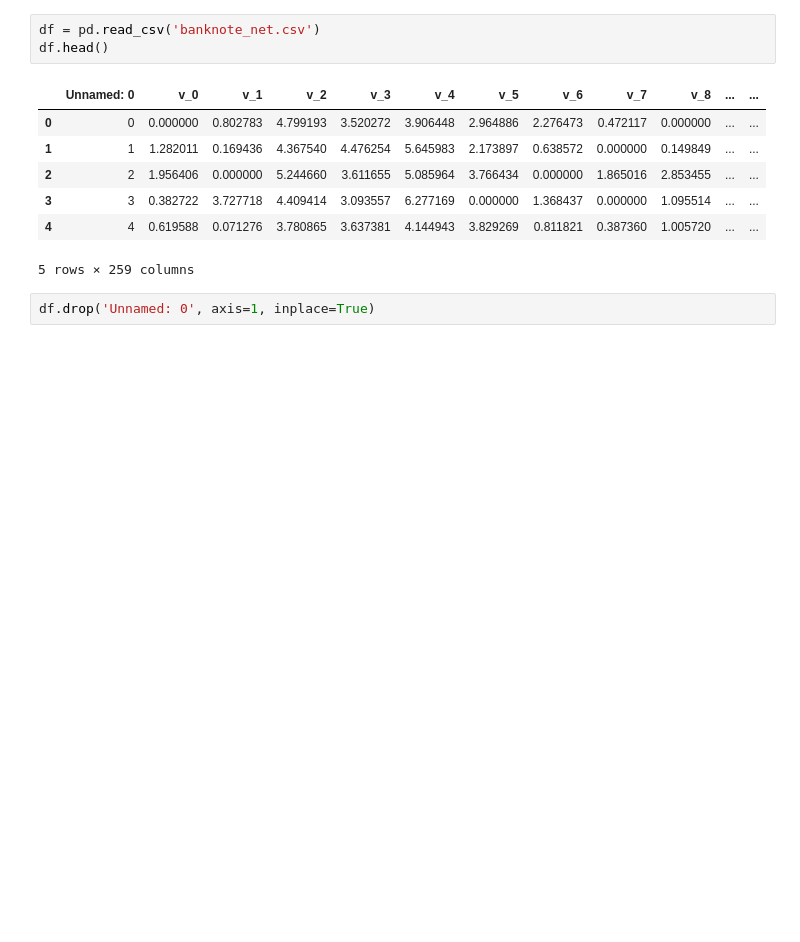
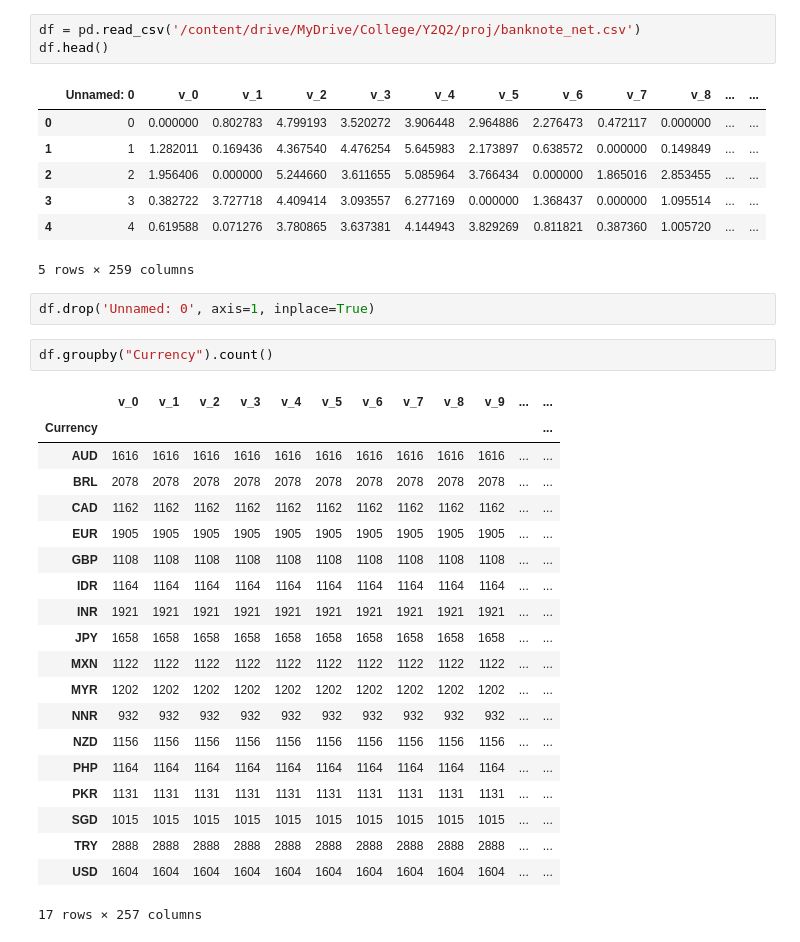
Before and after one commit to anthnoyc/money-classification, a Jupyter notebook: money.ipynb, the cells around one changed output. Saved outputs shown, nothing was run; the diff lists cells and outputs as text; blank space fills up the shorter version.

```diff
--- a/money.ipynb
+++ b/money.ipynb
@@ -3,7 +7,7 @@ import pandas as pd
 import matplotlib.pyplot as plt
 import numpy as np
 # %%
-df = pd.read_csv('banknote_net.csv')
+df = pd.read_csv('/content/drive/MyDrive/College/Y2Q2/proj/banknote_net.csv')
 df.head()
 # %% [output]
 |  | Unnamed: 0 | v_0 | v_1 | v_2 | v_3 | v_4 | v_5 | v_6 | v_7 | v_8 | ... | ... |
@@ -15,3 +19,26 @@ df.head()
 5 rows × 259 columns
 # %%
 df.drop('Unnamed: 0', axis=1, inplace=True)
+# %%
+df.groupby("Currency").count()
+# %% [output]
+|  | v_0 | v_1 | v_2 | v_3 | v_4 | v_5 | v_6 | v_7 | v_8 | v_9 | ... | ... |
+| Currency |  |  |  |  |  |  |  |  |  |  |  | ... |
+| AUD | 1616 | 1616 | 1616 | 1616 | 1616 | 1616 | 1616 | 1616 | 1616 | 1616 | ... | ... |
+| BRL | 2078 | 2078 | 2078 | 2078 | 2078 | 2078 | 2078 | 2078 | 2078 | 2078 | ... | ... |
+| CAD | 1162 | 1162 | 1162 | 1162 | 1162 | 1162 | 1162 | 1162 | 1162 | 1162 | ... | ... |
+| EUR | 1905 | 1905 | 1905 | 1905 | 1905 | 1905 | 1905 | 1905 | 1905 | 1905 | ... | ... |
+| GBP | 1108 | 1108 | 1108 | 1108 | 1108 | 1108 | 1108 | 1108 | 1108 | 1108 | ... | ... |
+| IDR | 1164 | 1164 | 1164 | 1164 | 1164 | 1164 | 1164 | 1164 | 1164 | 1164 | ... | ... |
+| INR | 1921 | 1921 | 1921 | 1921 | 1921 | 1921 | 1921 | 1921 | 1921 | 1921 | ... | ... |
+| JPY | 1658 | 1658 | 1658 | 1658 | 1658 | 1658 | 1658 | 1658 | 1658 | 1658 | ... | ... |
+| MXN | 1122 | 1122 | 1122 | 1122 | 1122 | 1122 | 1122 | 1122 | 1122 | 1122 | ... | ... |
+| MYR | 1202 | 1202 | 1202 | 1202 | 1202 | 1202 | 1202 | 1202 | 1202 | 1202 | ... | ... |
+| NNR | 932 | 932 | 932 | 932 | 932 | 932 | 932 | 932 | 932 | 932 | ... | ... |
+| NZD | 1156 | 1156 | 1156 | 1156 | 1156 | 1156 | 1156 | 1156 | 1156 | 1156 | ... | ... |
+| PHP | 1164 | 1164 | 1164 | 1164 | 1164 | 1164 | 1164 | 1164 | 1164 | 1164 | ... | ... |
+| PKR | 1131 | 1131 | 1131 | 1131 | 1131 | 1131 | 1131 | 1131 | 1131 | 1131 | ... | ... |
+| SGD | 1015 | 1015 | 1015 | 1015 | 1015 | 1015 | 1015 | 1015 | 1015 | 1015 | ... | ... |
+| TRY | 2888 | 2888 | 2888 | 2888 | 2888 | 2888 | 2888 | 2888 | 2888 | 2888 | ... | ... |
+| USD | 1604 | 1604 | 1604 | 1604 | 1604 | 1604 | 1604 | 1604 | 1604 | 1604 | ... | ... |
+17 rows × 257 columns
```
Also changed, not shown: parts of 52 cells of this notebook.
